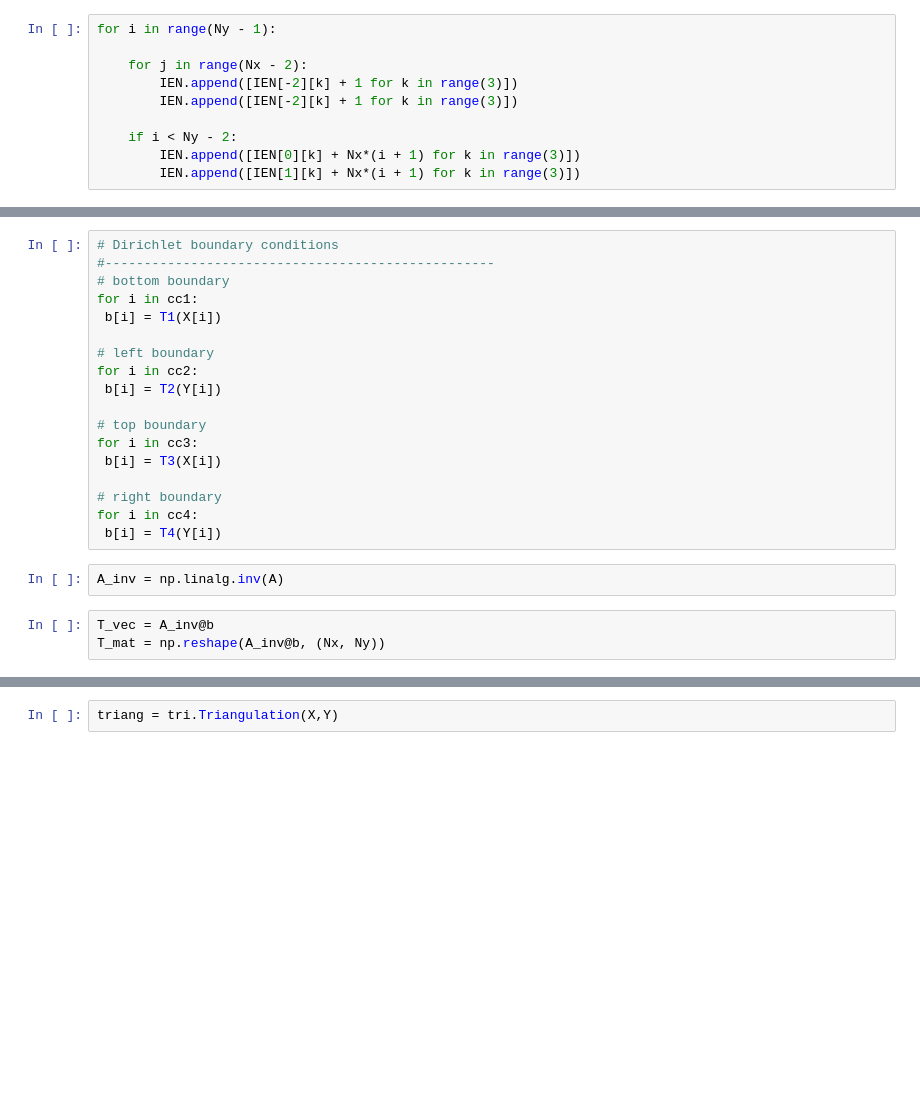
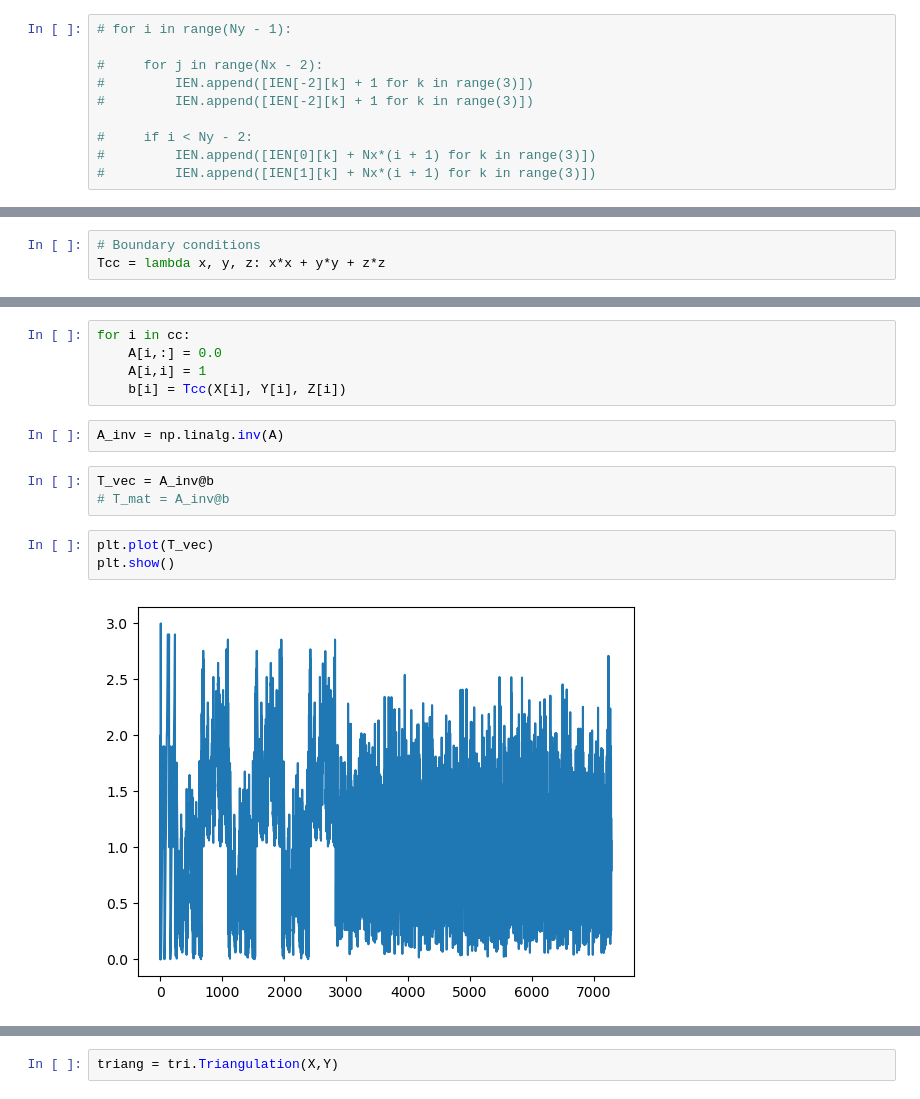
Before and after one commit to ThyCap/Transcal2, a Jupyter notebook: Permanent_3D_FEM.ipynb, the cells around one changed output, grey strips where cells are left out. Saved outputs shown, nothing was run; the diff lists cells and outputs as text; blank space fills up the shorter version.

```diff
--- a/Permanent_3D_FEM.ipynb
+++ b/Permanent_3D_FEM.ipynb
@@ -70,13 +120,13 @@ IEN = [
 # %%
-for i in range(Ny - 1):
+# for i in range(Ny - 1):
 
-    for j in range(Nx - 2):
-        IEN.append([IEN[-2][k] + 1 for k in range(3)])
-        IEN.append([IEN[-2][k] + 1 for k in range(3)])
+#     for j in range(Nx - 2):
+#         IEN.append([IEN[-2][k] + 1 for k in range(3)])
+#         IEN.append([IEN[-2][k] + 1 for k in range(3)])
 
-    if i < Ny - 2:
-        IEN.append([IEN[0][k] + Nx*(i + 1) for k in range(3)])
-        IEN.append([IEN[1][k] + Nx*(i + 1) for k in range(3)])
+#     if i < Ny - 2:
+#         IEN.append([IEN[0][k] + Nx*(i + 1) for k in range(3)])
+#         IEN.append([IEN[1][k] + Nx*(i + 1) for k in range(3)])
 # %%
 #form functions for 2D
 def IENfunc3DTet(K, M, IEN):
@@ -139,3 +185,6 @@ T4 = lambda y : (y - 0.5)**2 + 0.25 # right
+# %%
+# Boundary conditions
+Tcc = lambda x, y, z: x*x + y*y + z*z
 # %%
 # nos de condicao de contorno
 cc1 = np.arange(           start = 0,           stop = Nx,  step = 1) # bottom
@@ -169,23 +196,15 @@ for i in cc4:
-# %%
-# Dirichlet boundary conditions
-#--------------------------------------------------
-# bottom boundary
-for i in cc1:
- b[i] = T1(X[i])
-
-# left boundary
-for i in cc2:
- b[i] = T2(Y[i])
-
-# top boundary
-for i in cc3:
- b[i] = T3(X[i])
-
-# right boundary
-for i in cc4:
- b[i] = T4(Y[i])
+# %%
+for i in cc:
+    A[i,:] = 0.0
+    A[i,i] = 1
+    b[i] = Tcc(X[i], Y[i], Z[i])
 # %%
 A_inv = np.linalg.inv(A)
 # %%
 T_vec = A_inv@b
-T_mat = np.reshape(A_inv@b, (Nx, Ny))
+# T_mat = A_inv@b
+# %%
+plt.plot(T_vec)
+plt.show()
+# %% [output]
+[figure, added]
```
Also changed, not shown: parts of 17 cells of this notebook, 7 other files.
